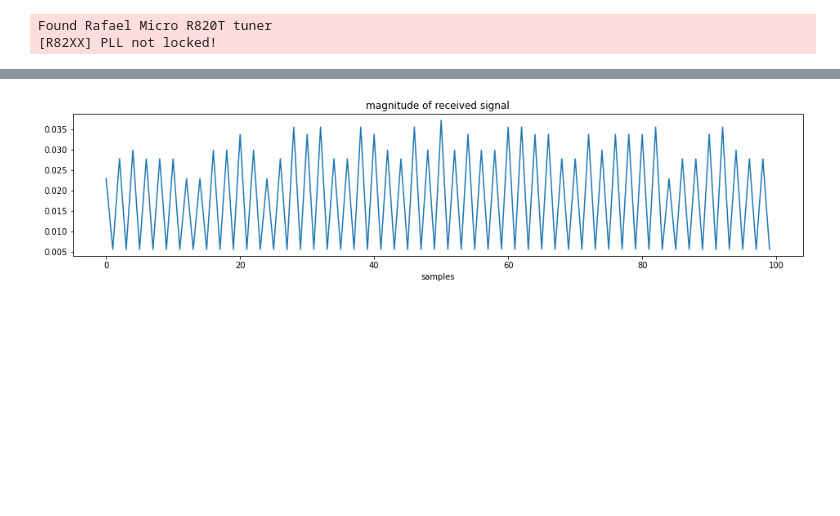
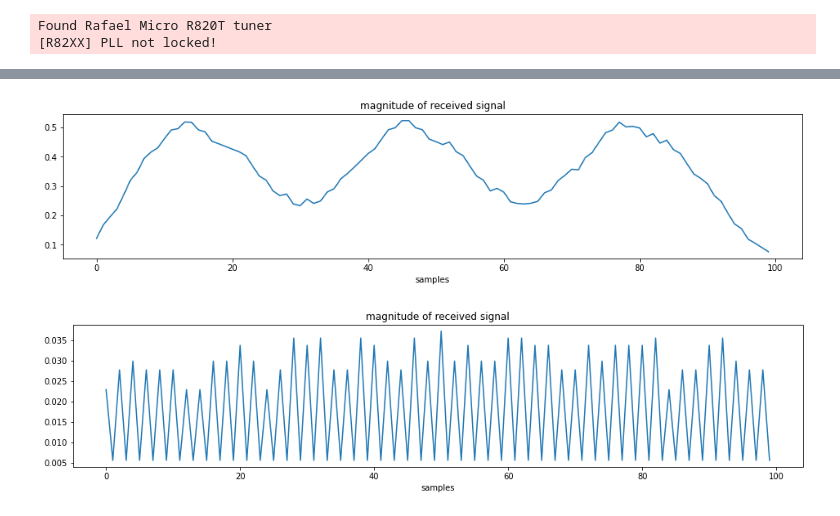
Before and after one commit to itsjameszhao/digital-systems-labs, a Jupyter notebook: Final_Project/Radio_Receiver/Receiver Prototyping.ipynb, the cells around one changed output, grey strips where cells are left out. Saved outputs shown, nothing was run; the diff lists cells and outputs as text; code cells hidden in the pictures; blank space fills up the shorter version.

```diff
--- a/Final_Project/Radio_Receiver/Receiver Prototyping.ipynb
+++ b/Final_Project/Radio_Receiver/Receiver Prototyping.ipynb
@@ -231 +360,5 @@ raw_downsamples = [0.02772967769359, 0.005545935538718, 0.005545935538718, 0.033
+# %%
+plot_data(data)
+# %% [output]
+[figure, added]
 # %%
```
Also changed, not shown: parts of 20 cells of this notebook, 2 other files.
